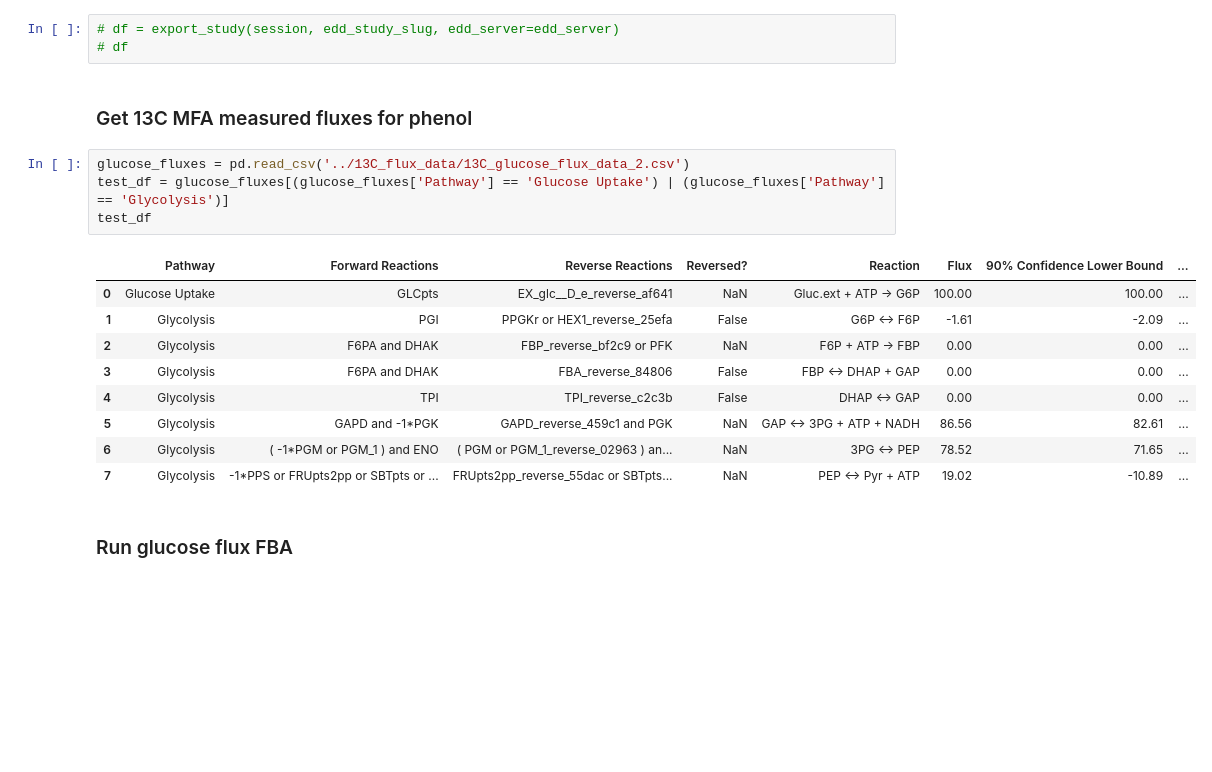
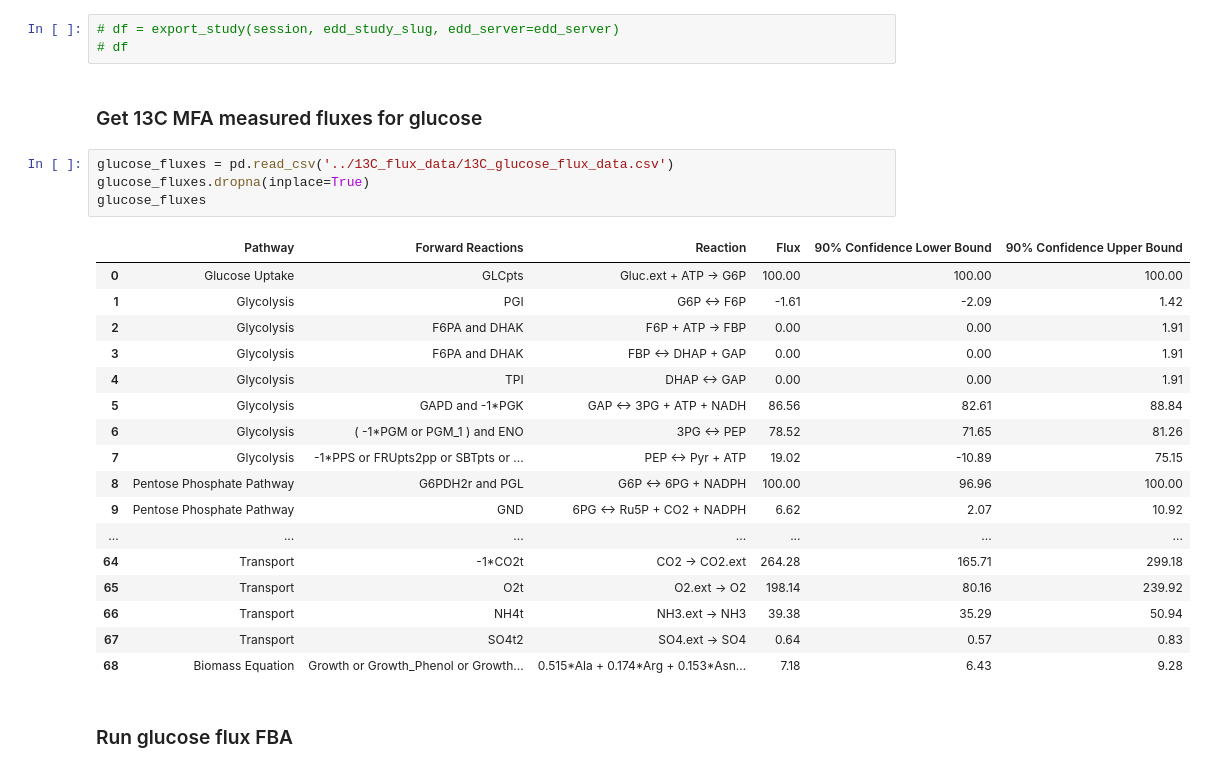
Before and after one commit to LBLQMM/RhodococcusGSM, a Jupyter notebook: Biodesign_gr/notebooks/G_flux_comparisons.ipynb, the cells around one changed output. Saved outputs shown, nothing was run; the diff lists cells and outputs as text; blank space fills up the shorter version.

```diff
--- a/Biodesign_gr/notebooks/G_flux_comparisons.ipynb
+++ b/Biodesign_gr/notebooks/G_flux_comparisons.ipynb
@@ -40,21 +40,29 @@ model
 # df = export_study(session, edd_study_slug, edd_server=edd_server)
 # df
 # %% [markdown]
-### Get 13C MFA measured fluxes for phenol
+### Get 13C MFA measured fluxes for glucose
 # %%
-glucose_fluxes = pd.read_csv('../13C_flux_data/13C_glucose_flux_data_2.csv')
-test_df = glucose_fluxes[(glucose_fluxes['Pathway'] == 'Glucose Uptake') | (glucose_fluxes['Pathway'] == 'Glycolysis')]
-test_df
+glucose_fluxes = pd.read_csv('../13C_flux_data/13C_glucose_flux_data.csv')
+glucose_fluxes.dropna(inplace=True)
+glucose_fluxes
 # %% [output]
-|  | Pathway | Forward Reactions | Reverse Reactions | Reversed? | Reaction | Flux | 90% Confidence Lower Bound | ... |
-| 0 | Glucose Uptake | GLCpts | EX_glc__D_e_reverse_af641 | NaN | Gluc.ext + ATP -> G6P | 100.00 | 100.00 | ... |
-| 1 | Glycolysis | PGI | PPGKr or HEX1_reverse_25efa | False | G6P <-> F6P | -1.61 | -2.09 | ... |
-| 2 | Glycolysis | F6PA and DHAK | FBP_reverse_bf2c9 or PFK | NaN | F6P + ATP -> FBP | 0.00 | 0.00 | ... |
-| 3 | Glycolysis | F6PA and DHAK | FBA_reverse_84806 | False | FBP <-> DHAP + GAP | 0.00 | 0.00 | ... |
-| 4 | Glycolysis | TPI | TPI_reverse_c2c3b | False | DHAP <-> GAP | 0.00 | 0.00 | ... |
-| 5 | Glycolysis | GAPD and -1*PGK | GAPD_reverse_459c1 and PGK | NaN | GAP <-> 3PG + ATP + NADH | 86.56 | 82.61 | ... |
-| 6 | Glycolysis | ( -1*PGM or PGM_1 ) and ENO | ( PGM or PGM_1_reverse_02963 ) an... | NaN | 3PG <-> PEP | 78.52 | 71.65 | ... |
-| 7 | Glycolysis | -1*PPS or FRUpts2pp or SBTpts or ... | FRUpts2pp_reverse_55dac or SBTpts... | NaN | PEP <-> Pyr + ATP | 19.02 | -10.89 | ... |
+|  | Pathway | Forward Reactions | Reaction | Flux | 90% Confidence Lower Bound | 90% Confidence Upper Bound |
+| 0 | Glucose Uptake | GLCpts | Gluc.ext + ATP -> G6P | 100.00 | 100.00 | 100.00 |
+| 1 | Glycolysis | PGI | G6P <-> F6P | -1.61 | -2.09 | 1.42 |
+| 2 | Glycolysis | F6PA and DHAK | F6P + ATP -> FBP | 0.00 | 0.00 | 1.91 |
+| 3 | Glycolysis | F6PA and DHAK | FBP <-> DHAP + GAP | 0.00 | 0.00 | 1.91 |
+| 4 | Glycolysis | TPI | DHAP <-> GAP | 0.00 | 0.00 | 1.91 |
+| 5 | Glycolysis | GAPD and -1*PGK | GAP <-> 3PG + ATP + NADH | 86.56 | 82.61 | 88.84 |
+| 6 | Glycolysis | ( -1*PGM or PGM_1 ) and ENO | 3PG <-> PEP | 78.52 | 71.65 | 81.26 |
+| 7 | Glycolysis | -1*PPS or FRUpts2pp or SBTpts or ... | PEP <-> Pyr + ATP | 19.02 | -10.89 | 75.15 |
+| 8 | Pentose Phosphate Pathway | G6PDH2r and PGL | G6P <-> 6PG + NADPH | 100.00 | 96.96 | 100.00 |
+| 9 | Pentose Phosphate Pathway | GND | 6PG <-> Ru5P + CO2 + NADPH | 6.62 | 2.07 | 10.92 |
+| ... | ... | ... | ... | ... | ... | ... |
+| 64 | Transport | -1*CO2t | CO2 -> CO2.ext | 264.28 | 165.71 | 299.18 |
+| 65 | Transport | O2t | O2.ext -> O2 | 198.14 | 80.16 | 239.92 |
+| 66 | Transport | NH4t | NH3.ext -> NH3 | 39.38 | 35.29 | 50.94 |
+| 67 | Transport | SO4t2 | SO4.ext -> SO4 | 0.64 | 0.57 | 0.83 |
+| 68 | Biomass Equation | Growth or Growth_Phenol or Growth... | 0.515*Ala + 0.174*Arg + 0.153*Asn... | 7.18 | 6.43 | 9.28 |
 # %% [markdown]
 ### Run glucose flux FBA
 # %%
```
Also changed, not shown: parts of 5 cells of this notebook, 3 other files.
